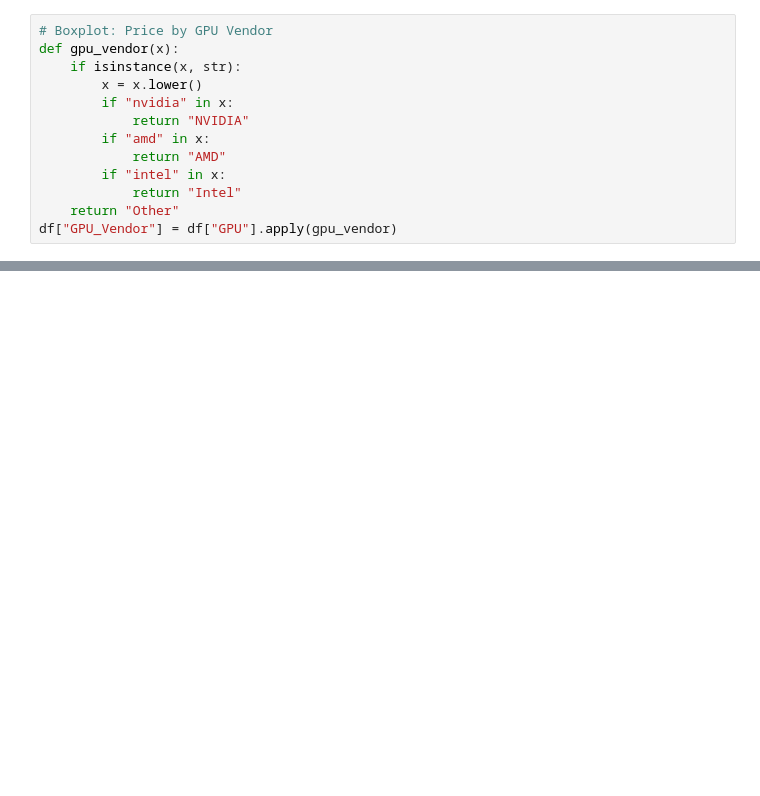
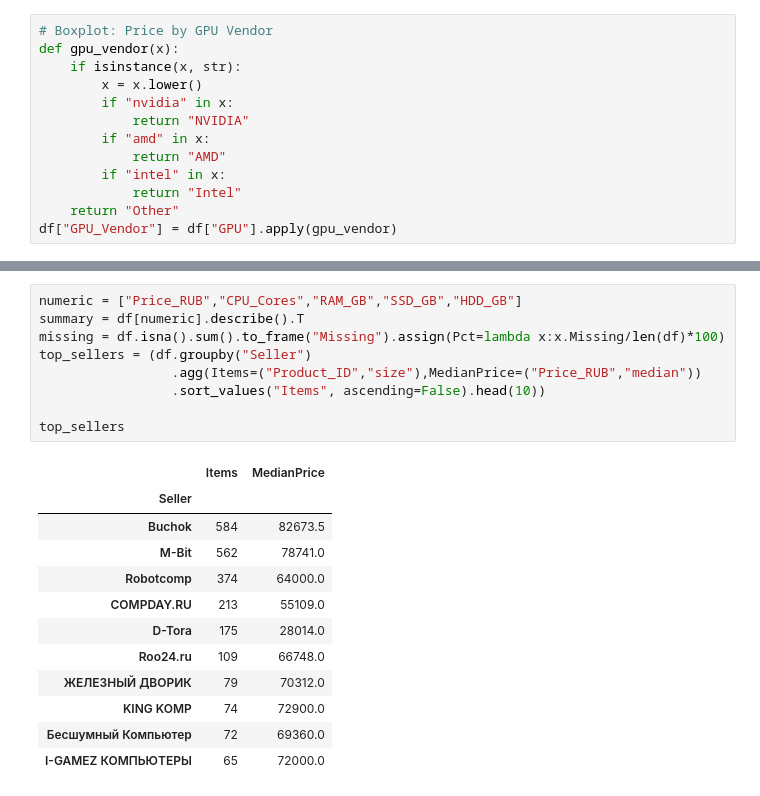
Before and after one commit to iKREISHI/TGU, a Jupyter notebook: src/final_wb_pc/wb_pc_v1.ipynb, the cells around one changed output, grey strips where cells are left out. Drawn from its saved outputs; the diff is of its cells as text; blank space fills up the shorter version.

```diff
--- a/src/final_wb_pc/wb_pc_v1.ipynb
+++ b/src/final_wb_pc/wb_pc_v1.ipynb
@@ -222,0 +242,22 @@ plt.show()
+# %%
+numeric = ["Price_RUB","CPU_Cores","RAM_GB","SSD_GB","HDD_GB"]
+summary = df[numeric].describe().T
+missing = df.isna().sum().to_frame("Missing").assign(Pct=lambda x:x.Missing/len(df)*100)
+top_sellers = (df.groupby("Seller")
+                 .agg(Items=("Product_ID","size"),MedianPrice=("Price_RUB","median"))
+                 .sort_values("Items", ascending=False).head(10))
+
+top_sellers
+# %% [output]
+|  | Items | MedianPrice |
+| Seller |  |  |
+| Buchok | 584 | 82673.5 |
+| M-Bit | 562 | 78741.0 |
+| Robotcomp | 374 | 64000.0 |
+| COMPDAY.RU | 213 | 55109.0 |
+| D-Tora | 175 | 28014.0 |
+| Roo24.ru | 109 | 66748.0 |
+| ЖЕЛЕЗНЫЙ ДВОРИК | 79 | 70312.0 |
+| KING KOMP | 74 | 72900.0 |
+| Бесшумный Компьютер | 72 | 69360.0 |
+| I-GAMEZ КОМПЬЮТЕРЫ | 65 | 72000.0 |
```
Also changed, not shown: parts of 16 cells of this notebook, 1 other file.
